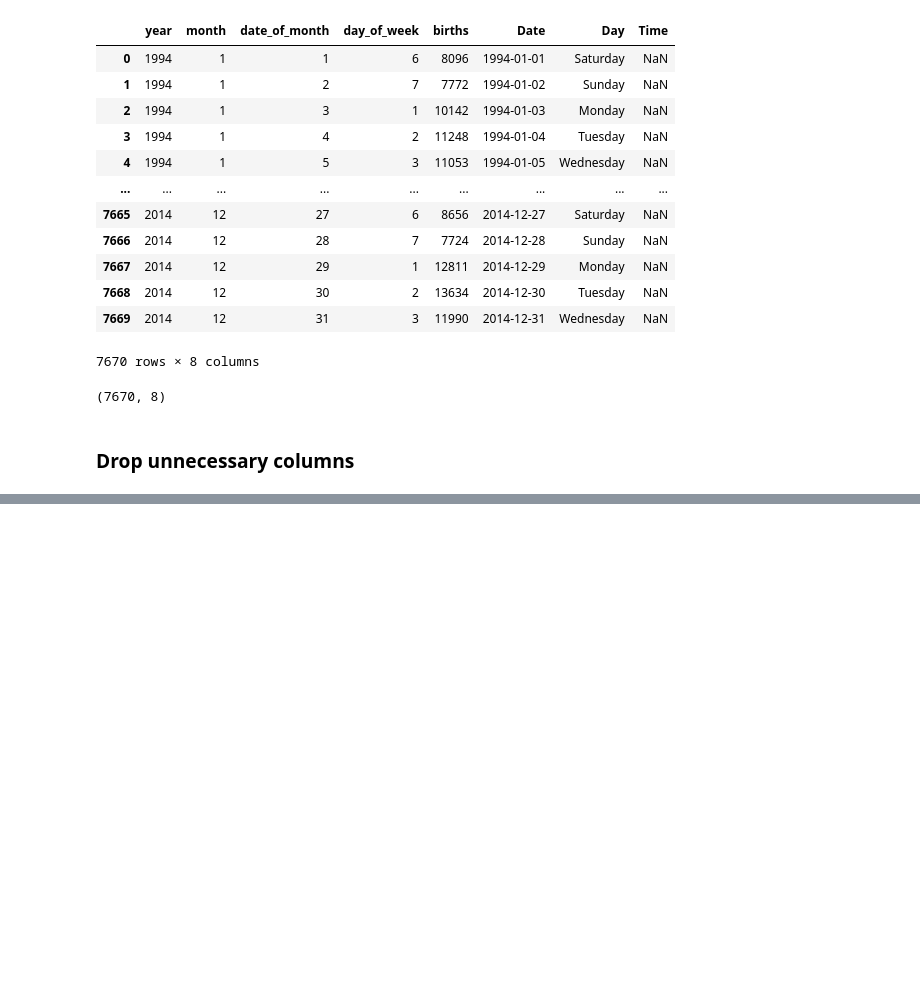
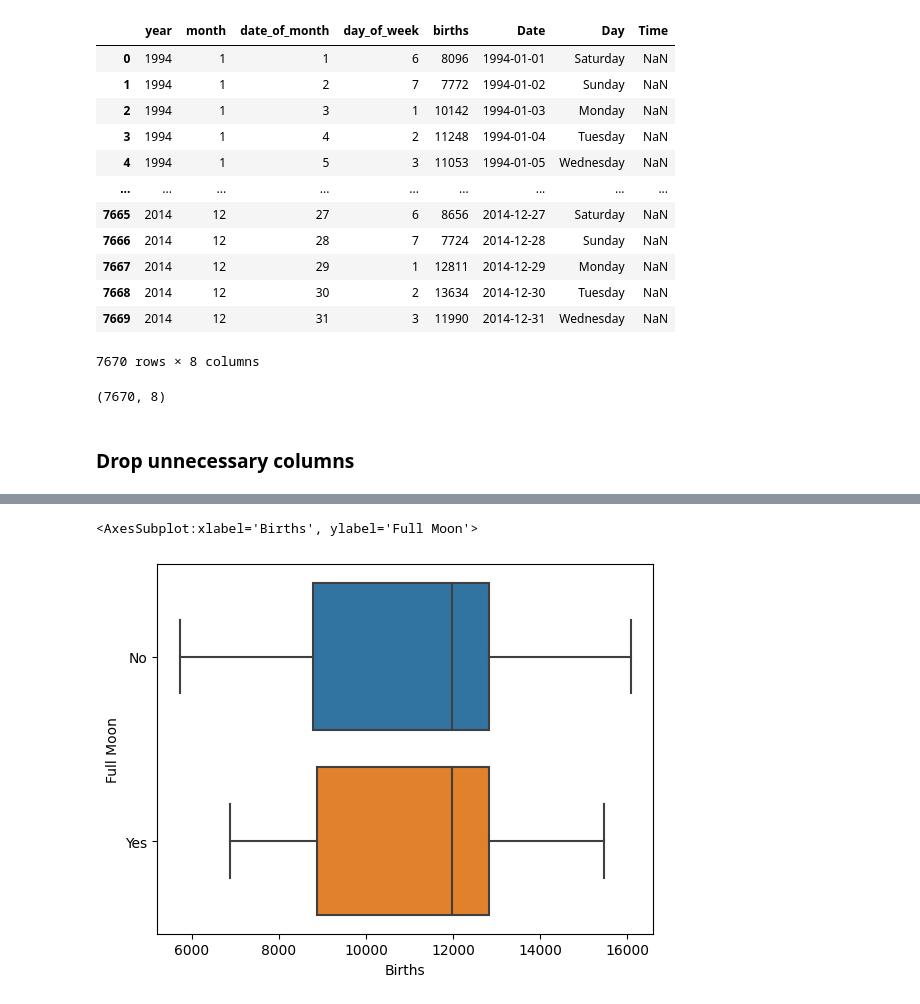
Before and after one commit to alisonkhill/babymoon, a Jupyter notebook: main.ipynb, the cells around one changed output, grey strips where cells are left out. Saved outputs shown, nothing was run; the diff lists cells and outputs as text; code cells hidden in the pictures; blank space fills up the shorter version.

Commit message:
Finishing merge and starting calculations and visuals

```diff
--- a/main.ipynb
+++ b/main.ipynb
@@ -208,0 +332,5 @@ babymoons_df.drop(['year', 'month', 'date_of_month', 'day_of_week'], axis=1)
+# %%
+# Next, replace values in the Time column that don't say 'No' with 'Yes' and confirm result
+
+babymoons_df.loc[babymoons_df['Time'] != 'No','Time']='Yes'
+babymoons_df.loc[babymoons_df['Time'] == 'Yes']
@@ -208,0 +351,5 @@ babymoons_df.drop(['year', 'month', 'date_of_month', 'day_of_week'], axis=1)
+# %%
+# Rename Time column (and capitalize births column for consistency)
+
+babymoons_df.rename(columns= {'births':'Births', 'Time':'Full Moon'}, inplace=True)
+babymoons_df.columns
@@ -208,0 +368,5 @@ babymoons_df.drop(['year', 'month', 'date_of_month', 'day_of_week'], axis=1)
+# %%
+sns.boxplot(babymoons_df, x='Births', y='Full Moon')
+# %% [output]
+<AxesSubplot:xlabel='Births', ylabel='Full Moon'>
+[figure, added]
```
Also changed, not shown: parts of 27 cells of this notebook.
